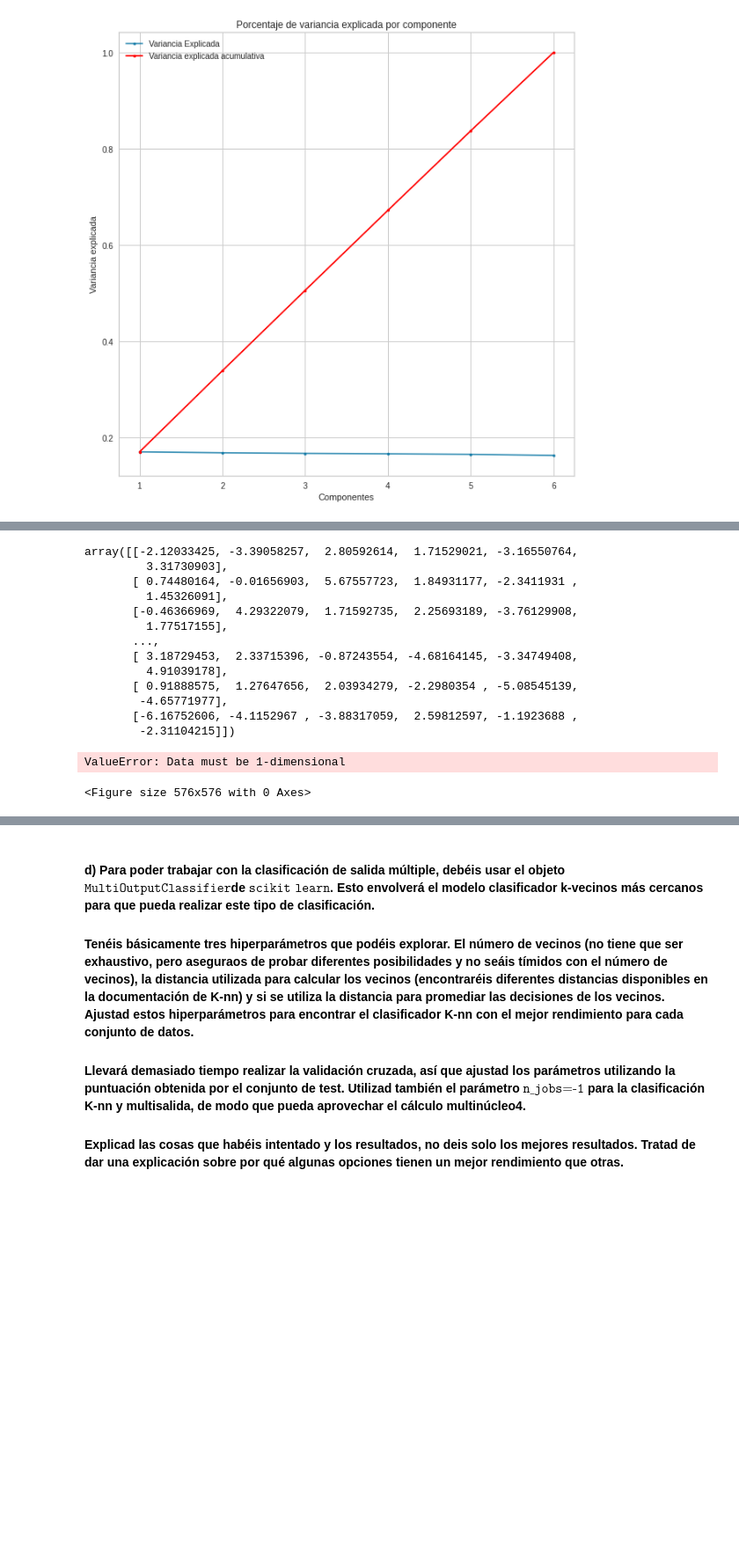
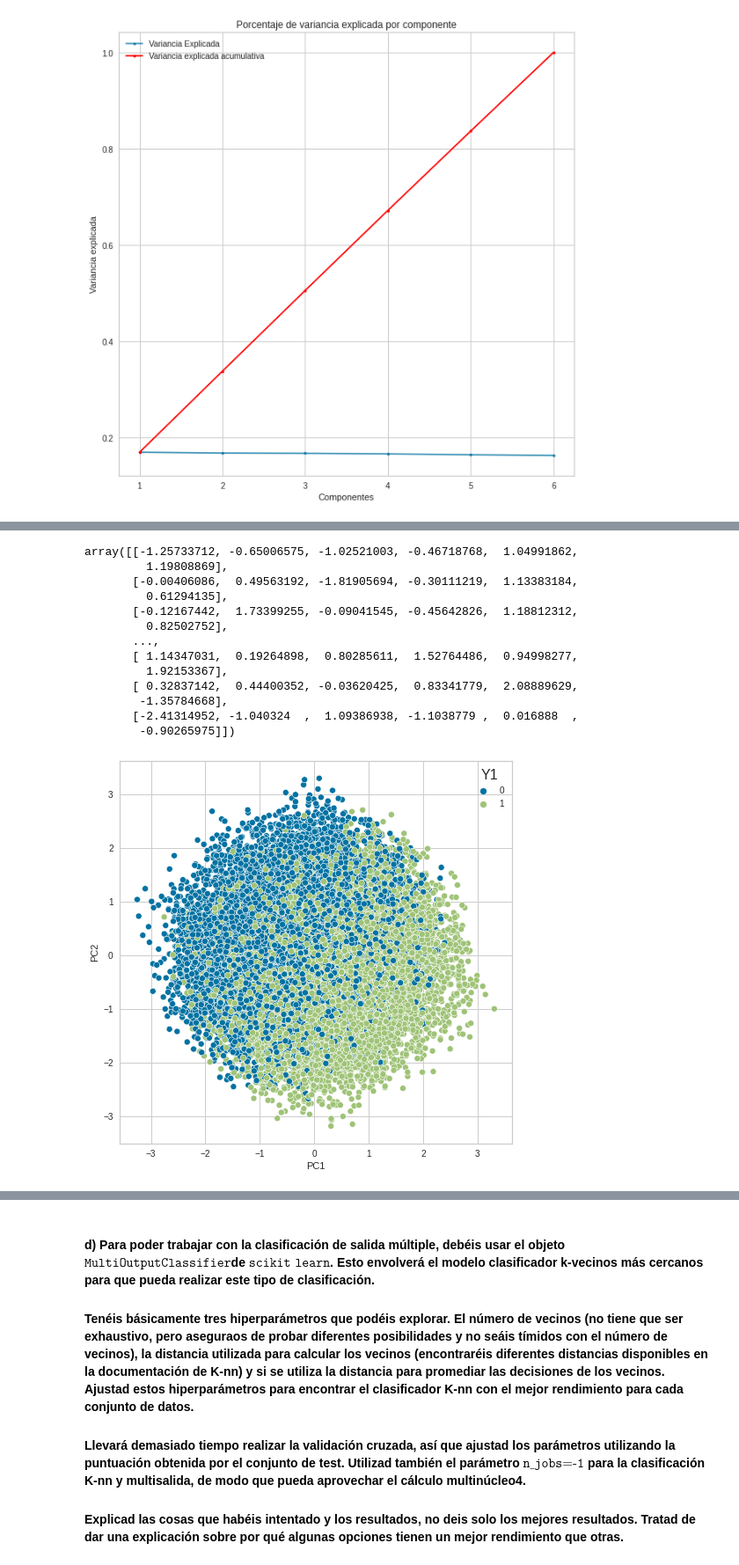
Before and after one commit to cuberhaus/APA, a Jupyter notebook: Problema3/ProblemaLlista3-GRUPAL.ipynb, the cells around one changed output, grey strips where cells are left out. Shown at 88% size. Cells and saved outputs as stored; diff of their text form; code cells hidden in the pictures; blank space fills up the shorter version.

```diff
--- a/Problema3/ProblemaLlista3-GRUPAL.ipynb
+++ b/Problema3/ProblemaLlista3-GRUPAL.ipynb
@@ -266,24 +266,23 @@ X_train_standarized
 # %%
 transformed_train = myPCA.transform(X_train_standarized[X_columns])
 transformed_train
 
 X_train_standarized[['PC1','PC2','PC3']] = transformed_train[:,:3]
 
 fig = plt.figure(figsize=(8,8))
-_ = sns.scatterplot(x='PC1', y='PC2', data=X_train_standarized, hue=y_train)
+_ = sns.scatterplot(x='PC1', y='PC2', data=X_train_standarized, hue=y_train['Y1'])
 # %% [output]
-array([[-2.12033425, -3.39058257,  2.80592614,  1.71529021, -3.16550764,
-         3.31730903],
-       [ 0.74480164, -0.01656903,  5.67557723,  1.84931177, -2.3411931 ,
-         1.45326091],
-       [-0.46366969,  4.29322079,  1.71592735,  2.25693189, -3.76129908,
-         1.77517155],
+array([[-1.25733712, -0.65006575, -1.02521003, -0.46718768,  1.04991862,
+         1.19808869],
+       [-0.00406086,  0.49563192, -1.81905694, -0.30111219,  1.13383184,
+         0.61294135],
+       [-0.12167442,  1.73399255, -0.09041545, -0.45642826,  1.18812312,
+         0.82502752],
        ...,
-       [ 3.18729453,  2.33715396, -0.87243554, -4.68164145, -3.34749408,
-         4.91039178],
-       [ 0.91888575,  1.27647656,  2.03934279, -2.2980354 , -5.08545139,
-        -4.65771977],
-       [-6.16752606, -4.1152967 , -3.88317059,  2.59812597, -1.1923688 ,
-        -2.31104215]])
+       [ 1.14347031,  0.19264898,  0.80285611,  1.52764486,  0.94998277,
+         1.92153367],
+       [ 0.32837142,  0.44400352, -0.03620425,  0.83341779,  2.08889629,
+        -1.35784668],
+       [-2.41314952, -1.040324  ,  1.09386938, -1.1038779 ,  0.016888  ,
+        -0.90265975]])
-ValueError: Data must be 1-dimensional
-<Figure size 576x576 with 0 Axes>
+[figure, added]
```
Also changed, not shown: parts of 6 cells of this notebook.
